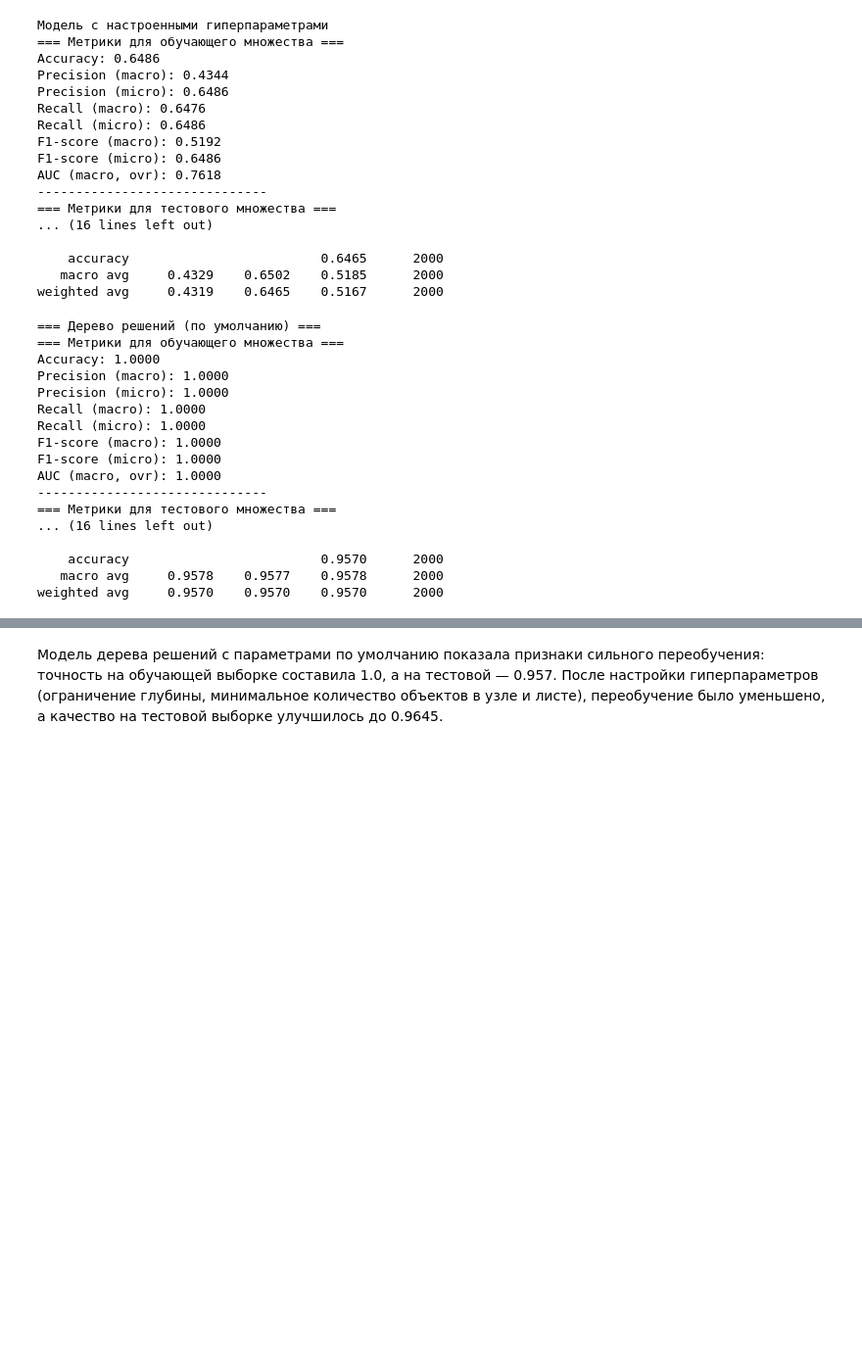
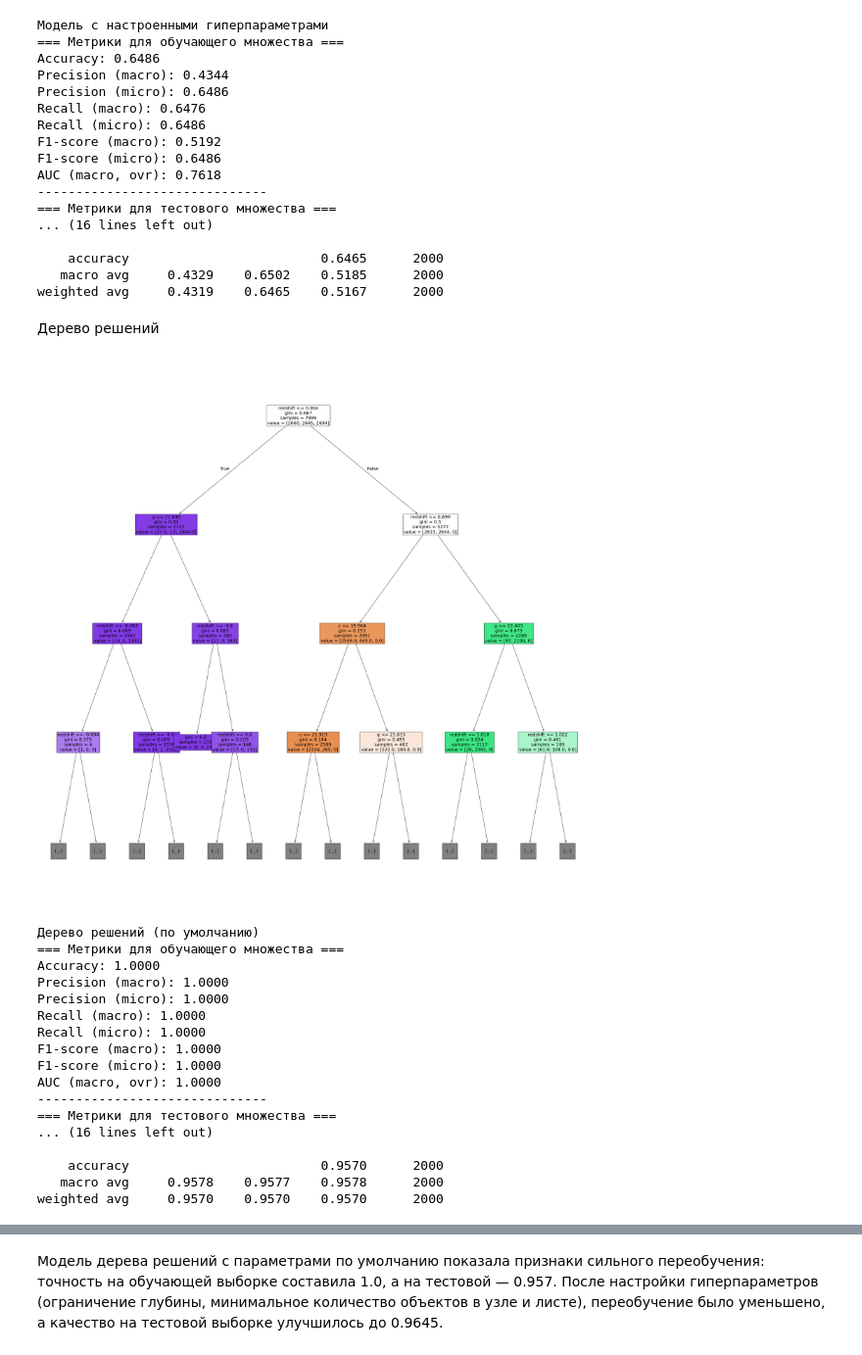
Before and after one commit to DaryaBorovinskaya/ML_lab3, a Jupyter notebook: lab3.ipynb, the cells around one changed output, grey strips where cells are left out. Shown at 98% size. Cells and saved outputs as stored; diff of their text form; code cells hidden in the pictures; blank space fills up the shorter version.

Commit message:
Дерево решений

```diff
--- a/lab3.ipynb
+++ b/lab3.ipynb
@@ -407,22 +407,40 @@ AUC (macro, ovr): 0.7618
     accuracy                         0.6465      2000
    macro avg     0.4329    0.6502    0.5185      2000
 weighted avg     0.4319    0.6465    0.5167      2000
+# %% [markdown]
+Дерево решений
 # %%
+
+feature_names = (
+    numeric_features +
+    list(preprocessor.named_transformers_['cat'].get_feature_names_out(categorical_features))
+)
+
 dt_default = DecisionTreeClassifier(random_state=42)
 dt_default.fit(X_train, y_train)
 
 y_train_pred_dt_default = dt_default.predict(X_train)
 y_test_pred_dt_default = dt_default.predict(X_test)
 y_train_proba_dt_default = dt_default.predict_proba(X_train)
 y_test_proba_dt_default = dt_default.predict_proba(X_test)
 
+plt.figure(figsize=(40, 40))
+plot_tree(dt_default,
+          filled=True,
+          max_depth=3,
+          fontsize=18,
+          feature_names=feature_names,
+          )
+plt.show()
+
 print("Дерево решений (по умолчанию)")
 calculate_metrics(y_train, y_train_pred_dt_default, y_train_proba_dt_default, "обучающего множества")
 calculate_metrics(y_test, y_test_pred_dt_default, y_test_proba_dt_default, "тестового множества")
 print("\nClassification Report (test, default):")
 print(classification_report(y_test, y_test_pred_dt_default, digits=4))
 # %% [output]
+[figure, added]
-=== Дерево решений (по умолчанию) ===
+Дерево решений (по умолчанию)
 === Метрики для обучающего множества ===
 Accuracy: 1.0000
 Precision (macro): 1.0000
```
Also changed, not shown: parts of 3 cells of this notebook.
